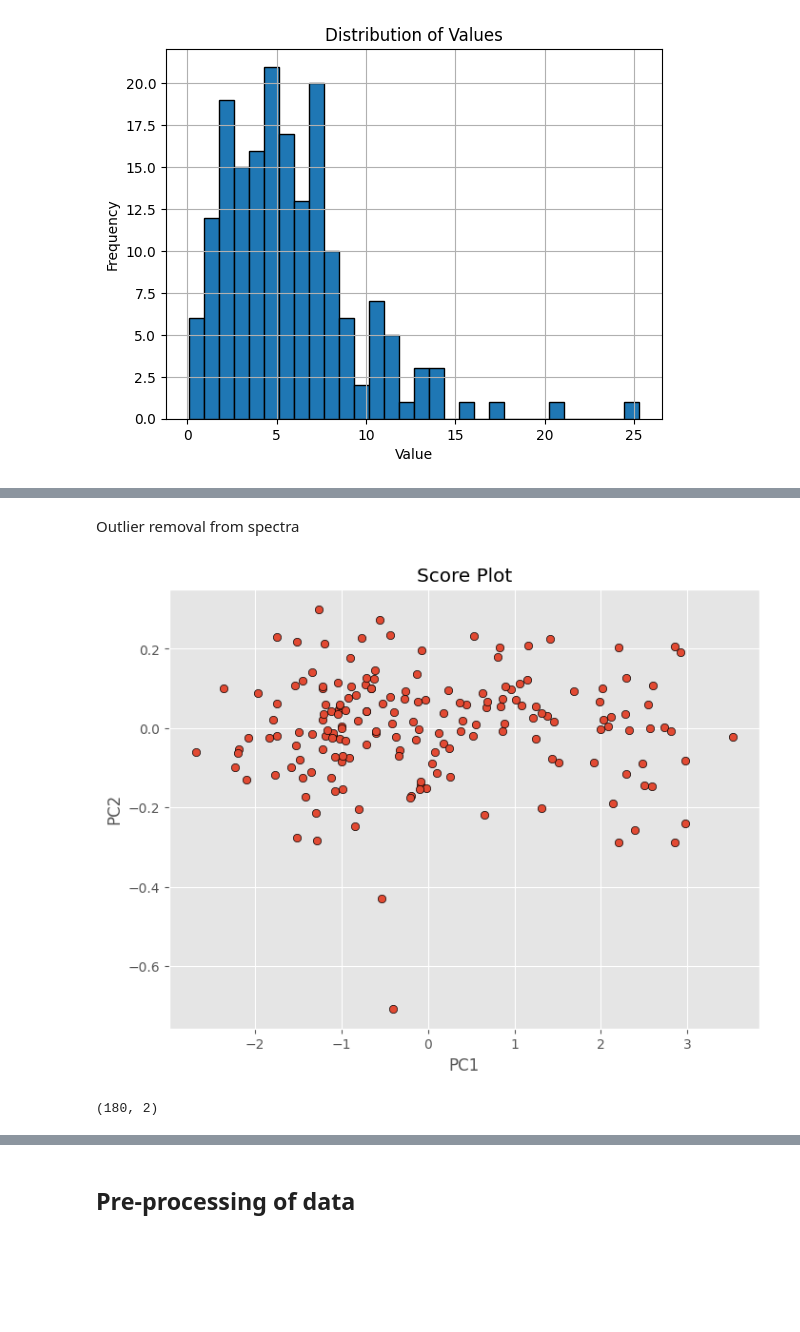
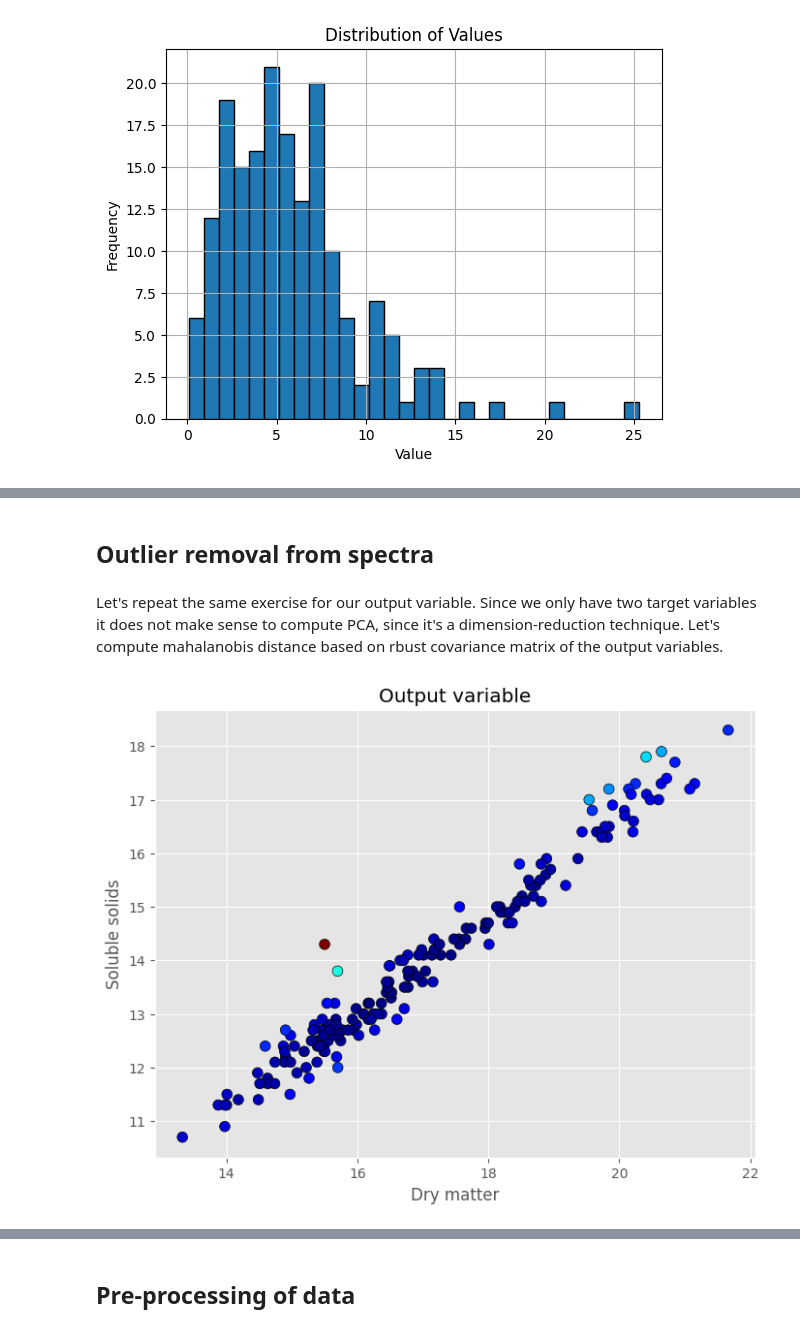
Before and after one commit to LizaGenke/Chemometric-approaches-to-hyperspectral-processing, a Jupyter notebook: spectral_analysis.ipynb, the cells around one changed output, grey strips where cells are left out. Saved outputs shown, nothing was run; the diff lists cells and outputs as text; code cells hidden in the pictures; blank space fills up the shorter version.

Commit message:
advancing with spectral analysis

```diff
--- a/spectral_analysis.ipynb
+++ b/spectral_analysis.ipynb
@@ -84,28 +104,20 @@ plt.show()
 # %% [markdown]
-Outlier removal from spectra
+## Outlier removal from spectra
+# %% [markdown]
+Let's repeat the same exercise for our output variable. Since we only have two target variables it does not make sense to compute PCA, since it's a dimension-reduction technique. Let's compute mahalanobis distance based on rbust covariance matrix of the output variables.
 # %%
-from sklearn.decomposition import PCA
-from sklearn.preprocessing import StandardScaler
-import matplotlib.pyplot as plt
+robust_cov = MinCovDet(random_state=42).fit(reference_values)
 
-# Define the PCA object
-pca = PCA()
+mahalanobis = robust_cov.mahalanobis(reference_values)
 
-# Run PCA on scaled data and obtain the scores array
-T = pca.fit_transform(StandardScaler().fit_transform(reference_values))
-
-# Score plot of the first 2 PC
+colors = [plt.cm.jet(float(i)/max(mahalanobis)) for i in mahalanobis]
 fig = plt.figure(figsize=(8,6))
 with plt.style.context(('ggplot')):
-    plt.scatter(T[:, 0], T[:, 1], edgecolors='k', cmap='jet')
-    plt.xlabel('PC1')
-    plt.ylabel('PC2')
-    plt.title('Score Plot')
+    plt.scatter(reference_values[:, 0], reference_values[:, 1], c=colors, edgecolors='k', s=60)
+    plt.xlabel('Dry matter')
+    plt.ylabel('Soluble solids')
+    plt.title('Output variable')
 plt.show()
 # %% [output]
-[figure, old version]
+[figure, new version]
-# %%
-T.shape
-# %% [output]
-(180, 2)
 # %%
```
Also changed, not shown: parts of 34 cells of this notebook, 1 other file.
